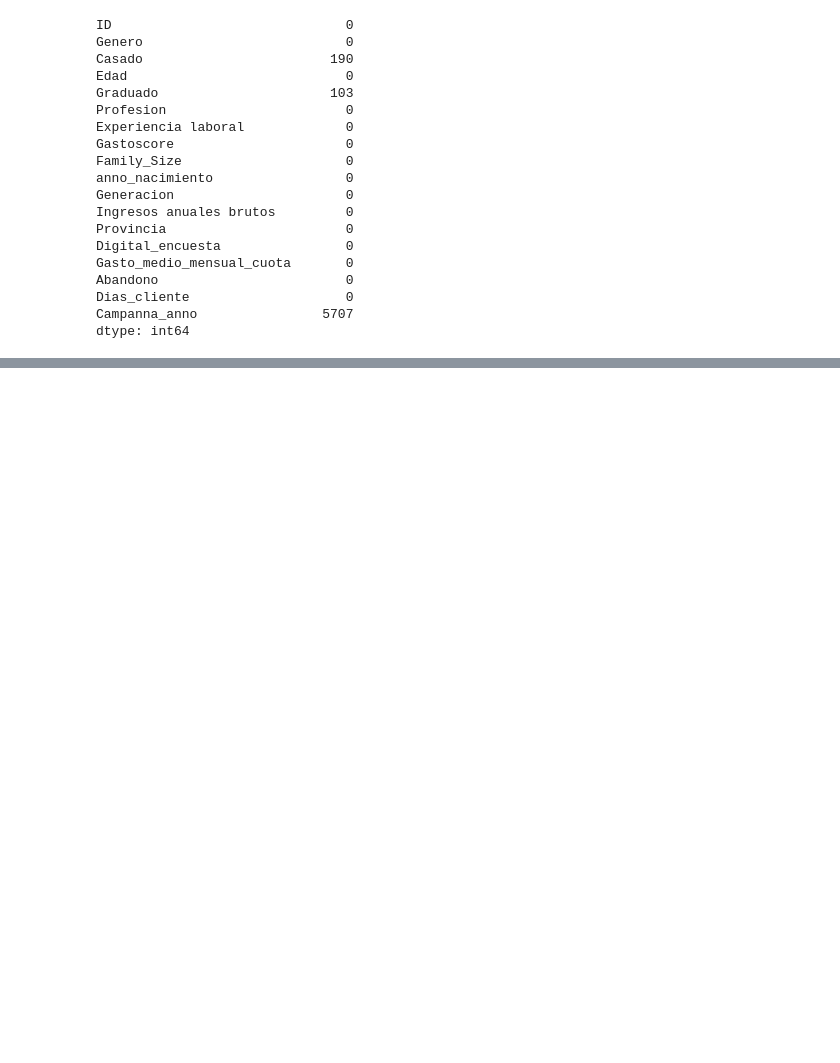
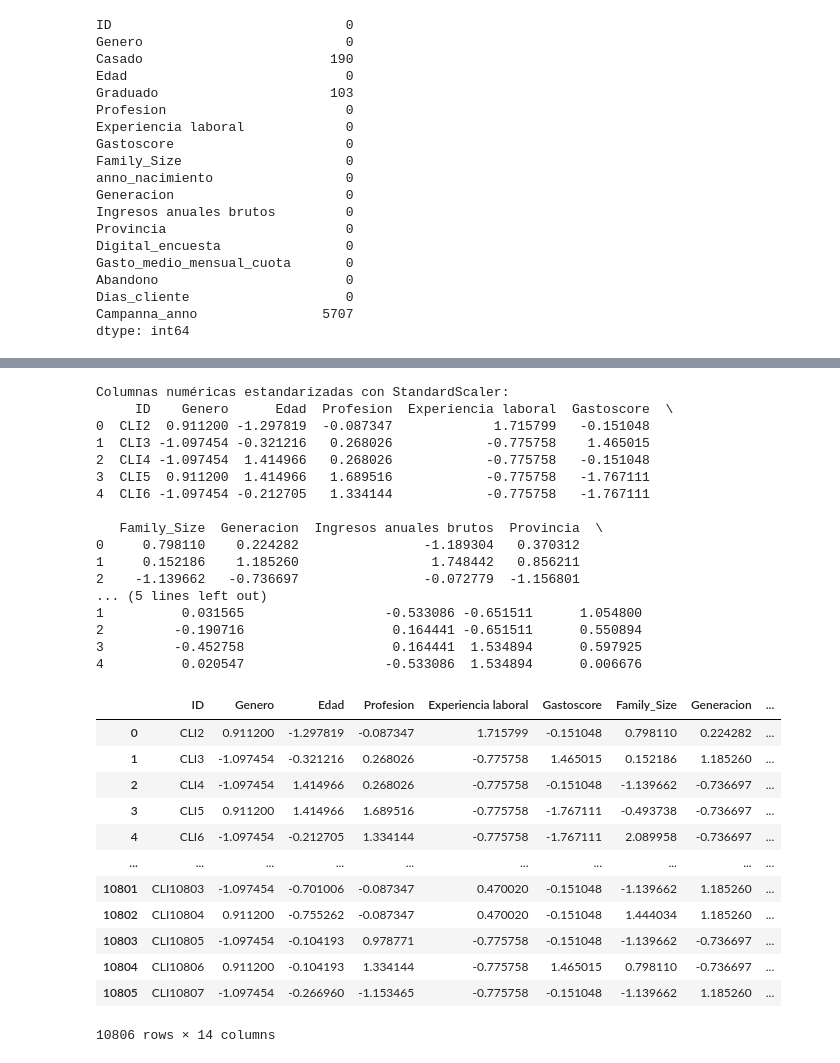
Before and after one commit to joseluis031/Segm_clientes, a Jupyter notebook: limpieza.ipynb, the cells around one changed output, grey strips where cells are left out. Saved outputs shown, nothing was run; the diff lists cells and outputs as text; code cells hidden in the pictures; blank space fills up the shorter version.

```diff
--- a/limpieza.ipynb
+++ b/limpieza.ipynb
@@ -123,0 +129,52 @@ ValueError: could not convert string to float: 'CLI2'
+# %%
+from sklearn.preprocessing import StandardScaler
+
+# Crear el objeto StandardScaler
+scaler = StandardScaler()
+
+# Lista de columnas numéricas para escalar
+numerical_columns = ['Edad', 'Ingresos anuales brutos', 'Dias_cliente',
+                     'Gasto_medio_mensual_cuota', 'Genero', 'Profesion',
+                     'Experiencia laboral', 'Gastoscore', 'Family_Size',
+                     'Generacion', 'Provincia', 'Digital_encuesta', 'Abandono']
+
+# Verificar si las columnas están en el DataFrame
+numerical_columns = [col for col in numerical_columns if col in df.columns]
+
+# Escalar las columnas seleccionadas
+df[numerical_columns] = scaler.fit_transform(df[numerical_columns])
+
+print("\nColumnas numéricas estandarizadas con StandardScaler:")
+print(df.head())
+df
+# %% [output]
+Columnas numéricas estandarizadas con StandardScaler:
+     ID    Genero      Edad  Profesion  Experiencia laboral  Gastoscore  \
+0  CLI2  0.911200 -1.297819  -0.087347             1.715799   -0.151048
+1  CLI3 -1.097454 -0.321216   0.268026            -0.775758    1.465015
+2  CLI4 -1.097454  1.414966   0.268026            -0.775758   -0.151048
+3  CLI5  0.911200  1.414966   1.689516            -0.775758   -1.767111
+4  CLI6 -1.097454 -0.212705   1.334144            -0.775758   -1.767111
+
+   Family_Size  Generacion  Ingresos anuales brutos  Provincia  \
+0     0.798110    0.224282                -1.189304   0.370312
+1     0.152186    1.185260                 1.748442   0.856211
+2    -1.139662   -0.736697                -0.072779  -1.156801
+... (5 lines left out)
+1          0.031565                  -0.533086 -0.651511      1.054800
+2         -0.190716                   0.164441 -0.651511      0.550894
+3         -0.452758                   0.164441  1.534894      0.597925
+4          0.020547                  -0.533086  1.534894      0.006676
+|  | ID | Genero | Edad | Profesion | Experiencia laboral | Gastoscore | Family_Size | Generacion | ... |
+| 0 | CLI2 | 0.911200 | -1.297819 | -0.087347 | 1.715799 | -0.151048 | 0.798110 | 0.224282 | ... |
+| 1 | CLI3 | -1.097454 | -0.321216 | 0.268026 | -0.775758 | 1.465015 | 0.152186 | 1.185260 | ... |
+| 2 | CLI4 | -1.097454 | 1.414966 | 0.268026 | -0.775758 | -0.151048 | -1.139662 | -0.736697 | ... |
+| 3 | CLI5 | 0.911200 | 1.414966 | 1.689516 | -0.775758 | -1.767111 | -0.493738 | -0.736697 | ... |
+| 4 | CLI6 | -1.097454 | -0.212705 | 1.334144 | -0.775758 | -1.767111 | 2.089958 | -0.736697 | ... |
+| ... | ... | ... | ... | ... | ... | ... | ... | ... | ... |
+| 10801 | CLI10803 | -1.097454 | -0.701006 | -0.087347 | 0.470020 | -0.151048 | -1.139662 | 1.185260 | ... |
+| 10802 | CLI10804 | 0.911200 | -0.755262 | -0.087347 | 0.470020 | -0.151048 | 1.444034 | 1.185260 | ... |
+| 10803 | CLI10805 | -1.097454 | -0.104193 | 0.978771 | -0.775758 | -0.151048 | -1.139662 | -0.736697 | ... |
+| 10804 | CLI10806 | 0.911200 | -0.104193 | 1.334144 | -0.775758 | 1.465015 | 0.798110 | -0.736697 | ... |
+| 10805 | CLI10807 | -1.097454 | -0.266960 | -1.153465 | -0.775758 | -0.151048 | -1.139662 | 1.185260 | ... |
+10806 rows × 14 columns
```
Also changed, not shown: parts of 6 cells of this notebook, 3 other files.
